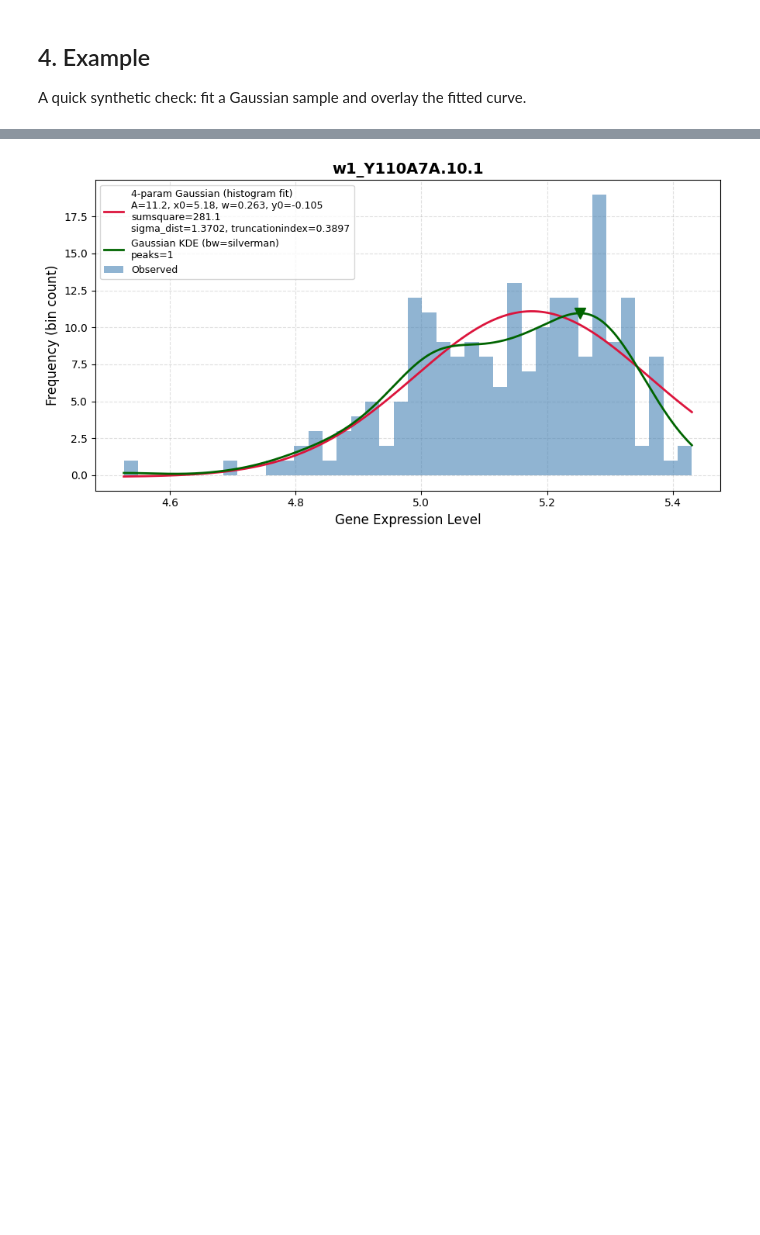
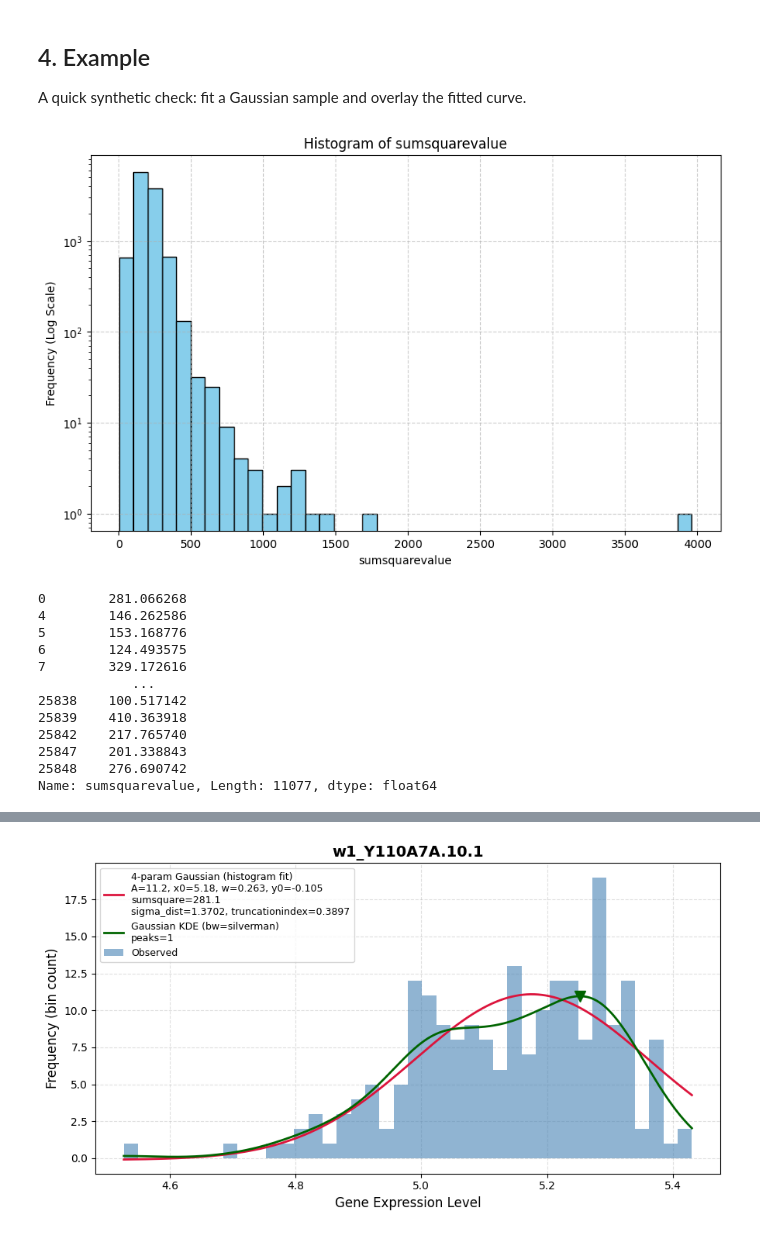
Before and after one commit to BhuvanKanna/bhuvanfitternew, a Jupyter notebook: newbhuvanfitter.ipynb, the cells around one changed output, grey strips where cells are left out. Saved outputs shown, nothing was run; the diff lists cells and outputs as text; code cells hidden in the pictures; blank space fills up the shorter version.

```diff
--- a/newbhuvanfitter.ipynb
+++ b/newbhuvanfitter.ipynb
@@ -75,7 +75,7 @@ def select(param):
     return fourparam_df.loc[mask, param].dropna()
 
 
-def plot_param_hist(param, *, color='skyblue', bins=40, log=True):
+def plot_param_hist(param, *, color='skyblue', bins=40, log=False):
     """Log-y histogram of `param` over the genes returned by select(). Returns the
     plotted data so callers can print counts / stats."""
     data = select(param)
@@ -90,7 +90,21 @@ def plot_param_hist(param, *, color='skyblue', bins=40, log=True):
     plt.show()
     return data
 # %%
-plot_param_hist('sumsquarevalue')
+plot_param_hist('sumsquarevalue', log = True)
+# %% [output]
+[figure, added]
+0        281.066268
+4        146.262586
+5        153.168776
+6        124.493575
+7        329.172616
+            ...
+25838    100.517142
+25839    410.363918
+25842    217.765740
+25847    201.338843
+25848    276.690742
+Name: sumsquarevalue, Length: 11077, dtype: float64
 # %%
 # Distribution of truncationindex across genes that fit successfully.
 # truncationindex = rightheight / maxheight, with the fitted curve's interval-minimum
```
Also changed, not shown: parts of 1 cell of this notebook.
